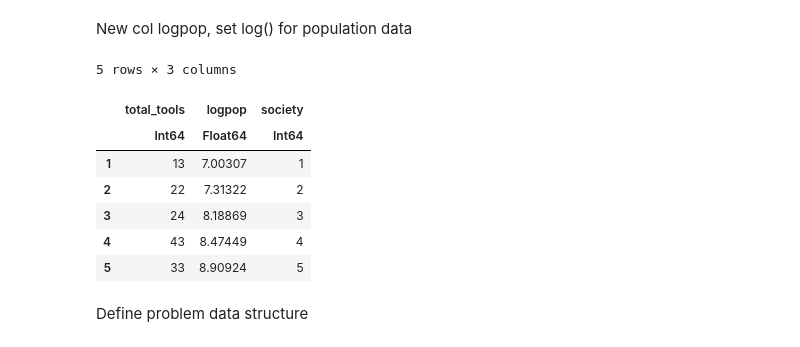
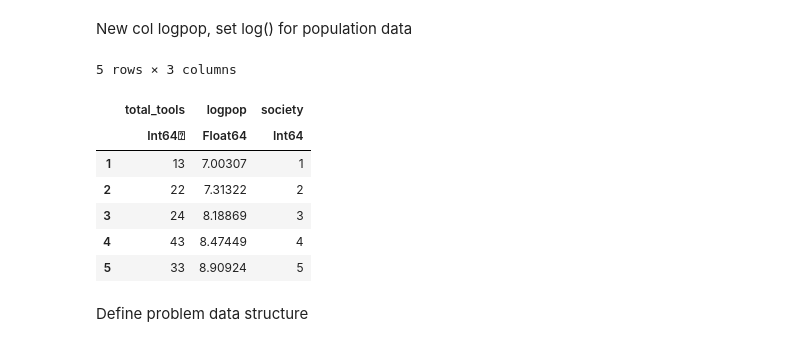
Before and after one commit to StatisticalRethinkingJulia/DynamicHMCModels.jl, a Jupyter notebook: notebooks/12/m12.6d1.ipynb, the cells around one changed output. Cells and saved outputs as stored; diff of their text form; code cells hidden in the pictures.

```diff
--- a/notebooks/12/m12.6d1.ipynb
+++ b/notebooks/12/m12.6d1.ipynb
@@ -12,12 +12,12 @@ New col logpop, set log() for population data
 # %%
 df[:society] = 1:10;
 df[:logpop] = map((x) -> log(x), df[:population]);
-df[:total_tools] = convert(Vector{Int64}, df[:total_tools])
+#df[:total_tools] = convert(Vector{Int64}, df[:total_tools])
 first(df[[:total_tools, :logpop, :society]], 5)
 # %% [output]
 5 rows × 3 columns
 |  | total_tools | logpop | society |
-|  | Int64 | Float64 | Int64 |
+|  | Int64⍰ | Float64 | Int64 |
 | 1 | 13 | 7.00307 | 1 |
 | 2 | 22 | 7.31322 | 2 |
 | 3 | 24 | 8.18869 | 3 |
```
Also changed, not shown: parts of 9 cells of this notebook, 26 other files.
